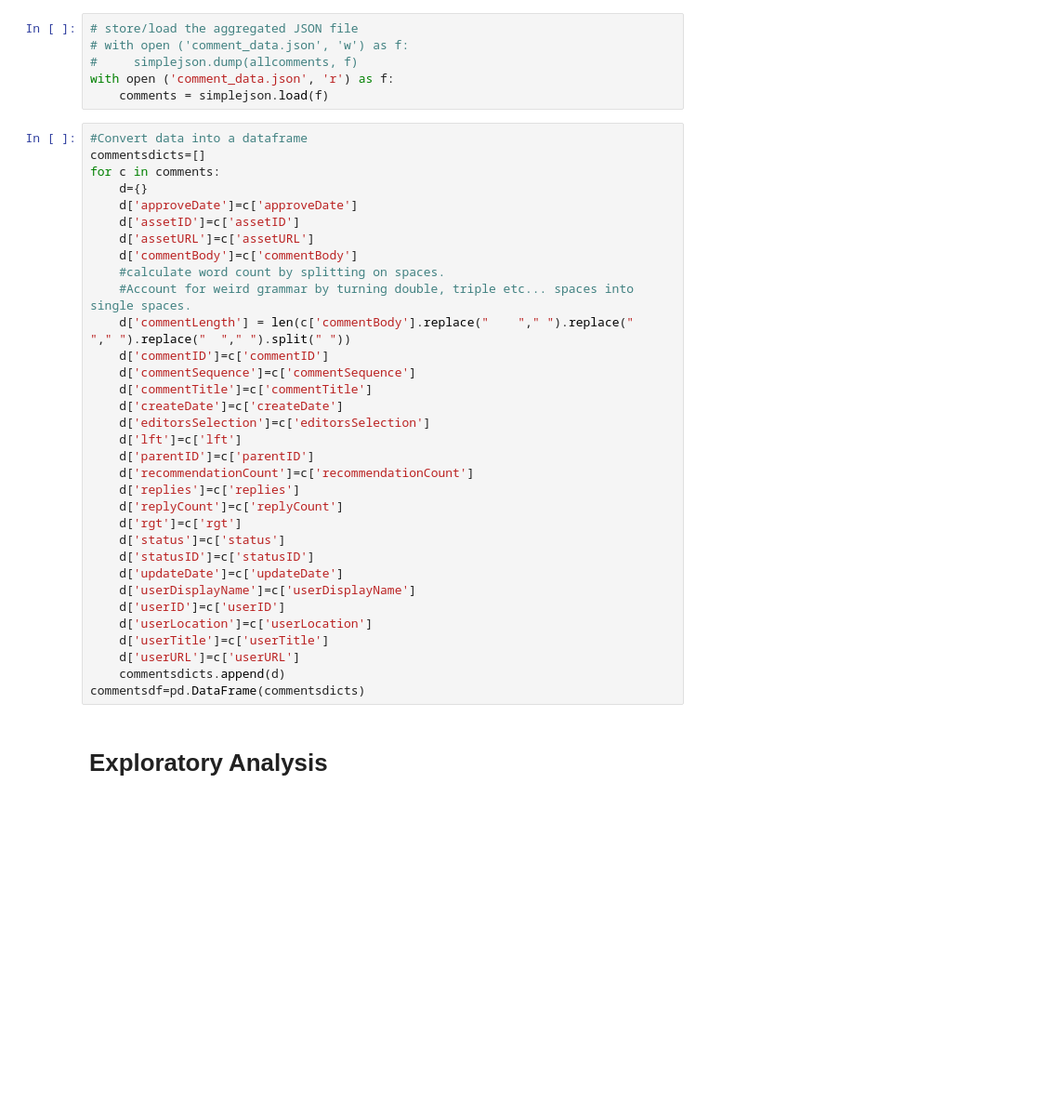
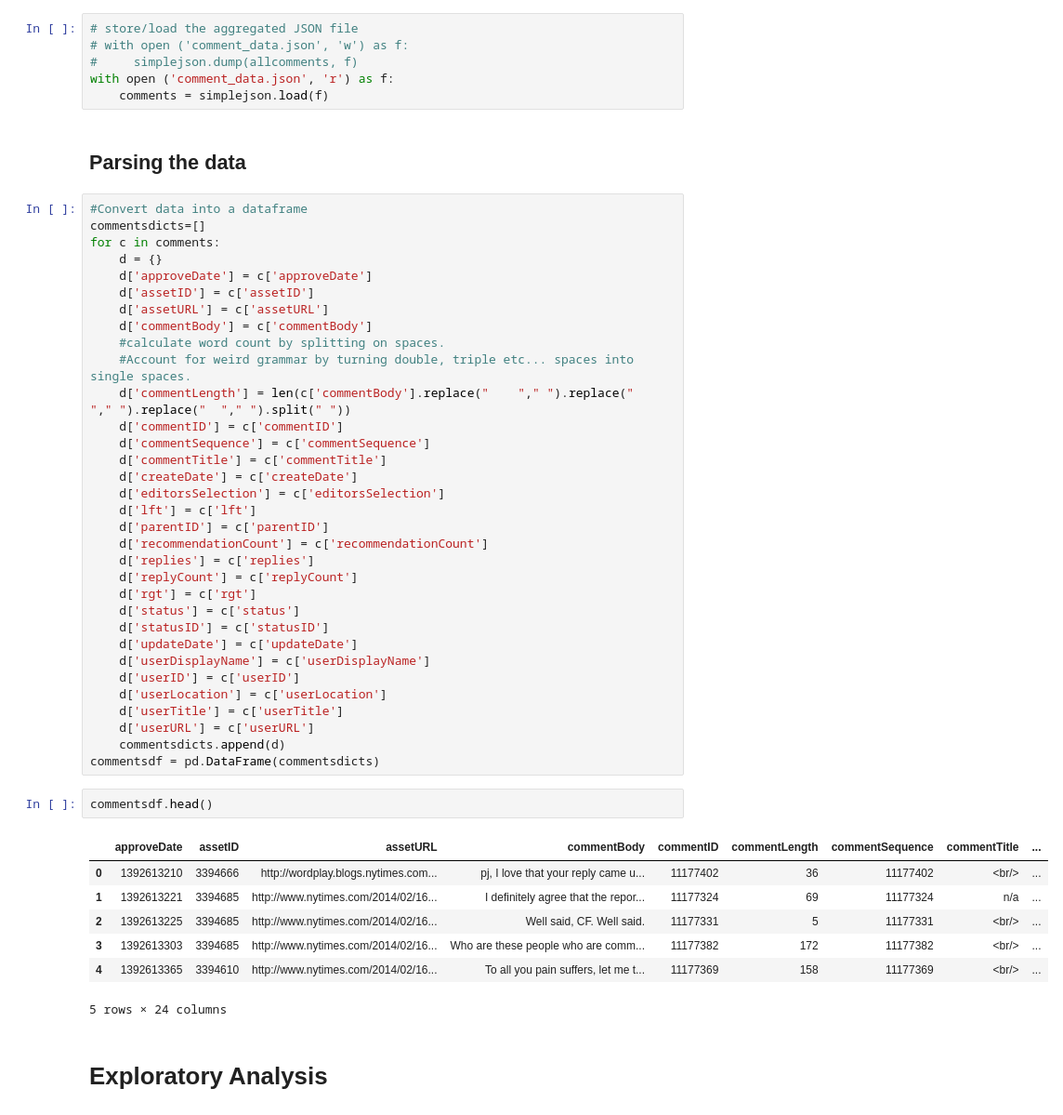
Before and after one commit to CS109-comment/NYTimes-Comment-Popularity-Prediction, a Jupyter notebook: IPython_Process_Notebook.ipynb, the cells around one changed output. Shown at 93% size. Cells and saved outputs as stored; diff of their text form; blank space fills up the shorter version.

```diff
--- a/IPython_Process_Notebook.ipynb
+++ b/IPython_Process_Notebook.ipynb
@@ -128,39 +135,51 @@ for d in perdelta(date(2014, 1, 1), date(2015, 12, 31), timedelta(days=1)):
 #     simplejson.dump(allcomments, f)
 with open ('comment_data.json', 'r') as f:
     comments = simplejson.load(f)
+# %% [markdown]
+## Parsing the data
 # %%
 #Convert data into a dataframe
 commentsdicts=[]
 for c in comments:
-    d={}
-    d['approveDate']=c['approveDate']
-    d['assetID']=c['assetID']
-    d['assetURL']=c['assetURL']
-    d['commentBody']=c['commentBody']
+    d = {}
+    d['approveDate'] = c['approveDate']
+    d['assetID'] = c['assetID']
+    d['assetURL'] = c['assetURL']
+    d['commentBody'] = c['commentBody']
     #calculate word count by splitting on spaces.
     #Account for weird grammar by turning double, triple etc... spaces into single spaces.
     d['commentLength'] = len(c['commentBody'].replace("    "," ").replace("   "," ").replace("  "," ").split(" "))
-    d['commentID']=c['commentID']
-    d['commentSequence']=c['commentSequence']
-    d['commentTitle']=c['commentTitle']
-    d['createDate']=c['createDate']
-    d['editorsSelection']=c['editorsSelection']
-    d['lft']=c['lft']
-    d['parentID']=c['parentID']
-    d['recommendationCount']=c['recommendationCount']
-    d['replies']=c['replies']
-    d['replyCount']=c['replyCount']
-    d['rgt']=c['rgt']
-    d['status']=c['status']
-    d['statusID']=c['statusID']
-    d['updateDate']=c['updateDate']
-    d['userDisplayName']=c['userDisplayName']
-    d['userID']=c['userID']
-    d['userLocation']=c['userLocation']
-    d['userTitle']=c['userTitle']
-    d['userURL']=c['userURL']
+    d['commentID'] = c['commentID']
+    d['commentSequence'] = c['commentSequence']
+    d['commentTitle'] = c['commentTitle']
+    d['createDate'] = c['createDate']
+    d['editorsSelection'] = c['editorsSelection']
+    d['lft'] = c['lft']
+    d['parentID'] = c['parentID']
+    d['recommendationCount'] = c['recommendationCount']
+    d['replies'] = c['replies']
+    d['replyCount'] = c['replyCount']
+    d['rgt'] = c['rgt']
+    d['status'] = c['status']
+    d['statusID'] = c['statusID']
+    d['updateDate'] = c['updateDate']
+    d['userDisplayName'] = c['userDisplayName']
+    d['userID'] = c['userID']
+    d['userLocation'] = c['userLocation']
+    d['userTitle'] = c['userTitle']
+    d['userURL'] = c['userURL']
     commentsdicts.append(d)
-commentsdf=pd.DataFrame(commentsdicts)
+commentsdf = pd.DataFrame(commentsdicts)
+# %%
+commentsdf.head()
+# %% [output]
+|  | approveDate | assetID | assetURL | commentBody | commentID | commentLength | commentSequence | commentTitle | ... |
+| 0 | 1392613210 | 3394666 | http://wordplay.blogs.nytimes.com... | pj, I love that your reply came u... | 11177402 | 36 | 11177402 | <br/> | ... |
+| 1 | 1392613221 | 3394685 | http://www.nytimes.com/2014/02/16... | I definitely agree that the repor... | 11177324 | 69 | 11177324 | n/a | ... |
+| 2 | 1392613225 | 3394685 | http://www.nytimes.com/2014/02/16... | Well said, CF. Well said. | 11177331 | 5 | 11177331 | <br/> | ... |
+| 3 | 1392613303 | 3394685 | http://www.nytimes.com/2014/02/16... | Who are these people who are comm... | 11177382 | 172 | 11177382 | <br/> | ... |
+| 4 | 1392613365 | 3394610 | http://www.nytimes.com/2014/02/16... | To all you pain suffers, let me t... | 11177369 | 158 | 11177369 | <br/> | ... |
+5 rows × 24 columns
 # %% [markdown]
 #  Exploratory Analysis
 # %% [markdown]
```
Also changed, not shown: parts of 7 cells of this notebook, 1 other file.
